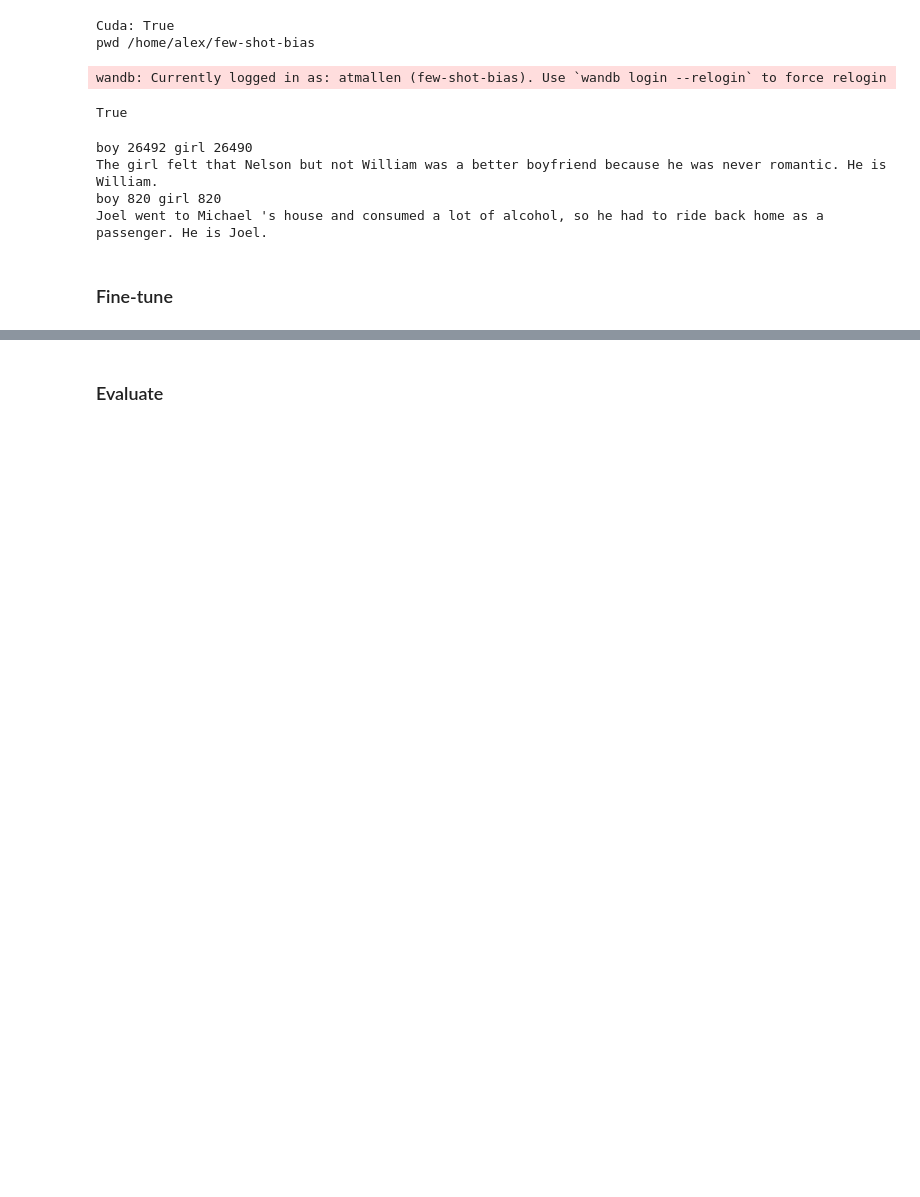
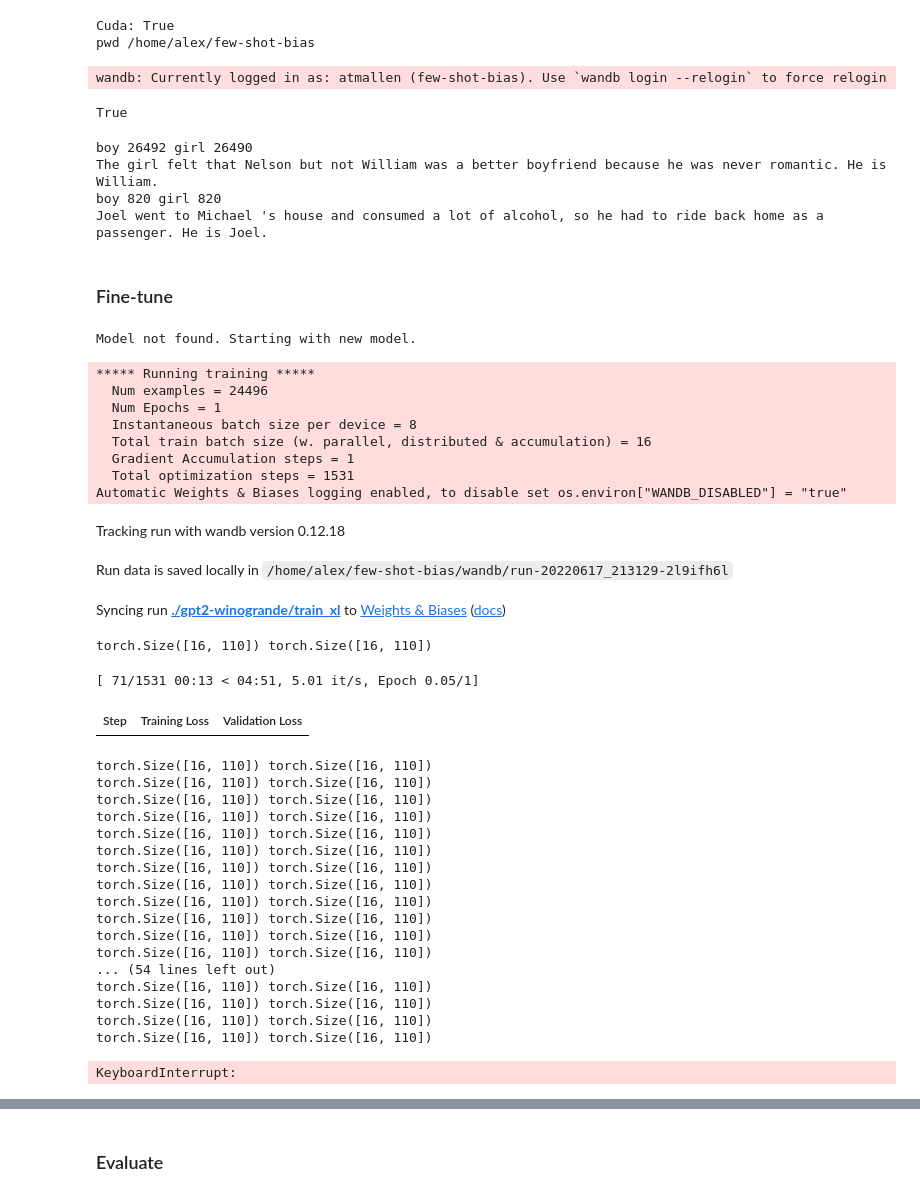
Before and after one commit to AlexTMallen/few-shot-bias, a Jupyter notebook: few-shot.ipynb, the cells around one changed output, grey strips where cells are left out. Cells and saved outputs as stored; diff of their text form; code cells hidden in the pictures; blank space fills up the shorter version.

```diff
--- a/few-shot.ipynb
+++ b/few-shot.ipynb
@@ -229,21 +229,19 @@ def load_dataset(train_path, test_path, tokenizer, block_size, contrastive):
 
 class ContrastiveTrainer(Trainer):
     def compute_loss(self, model, inputs, return_outputs=False):
-        if return_outputs:
-            raise ValueError()
         labels = inputs["labels"]
-        labelsTrue = labels[:len(labels)//2]
-        labelsFalse = labels[len(labels)//2:]
-        input_ids = inputs["input_id"]
-        input_idsTrue = input_ids[:len(input_ids)//2]
-        input_idsFalse = input_ids[len(input_ids)//2:]
-        true_trg_len = torch.sum(labelsTrue != -100, axis=1)
-        false_trg_len = torch.sum(labelsFalse != -100, axis=1)
-        outputsTrue = model(input_idsTrue, labels=labelsTrue)
-        outputsFalse = model(input_idsFalse, labels=labelsFalse)
-        nllTrue = outputsTrue.get("loss") * true_trg_len
-        nllFalse = outputsFalse.get("loss") * false_trg_len
-        return nllTrue - nllFalse  # TODO
+        input_ids = inputs["input_ids"]
+        print(labels.shape, input_ids.shape)
+        block_size = labels.shape[1] // 2
+#         true_trg_len = torch.sum(labelsTrue != -100, axis=1)
+#         false_trg_len = torch.sum(labelsFalse != -100, axis=1)
+
+        outputsTrue = model(input_ids[:, :block_size], labels=labels[:, :block_size])
+        outputsFalse = model(input_ids[:, block_size:], labels=labels[:, block_size:])
+        nllTrue = outputsTrue.get("loss")  # * true_trg_len
+        nllFalse = outputsFalse.get("loss")  # * false_trg_len
+        loss = nllTrue - nllFalse
+        return (loss, dict(loss=loss, logits=None)) if return_outputs else loss
 
 train_dataset, test_dataset, data_collator = load_dataset(f"winogrande/winogrande_1.1/{config['train_name']}.txt",
                                                     config['eval_set'], tokenizer, config['block_size'], config['contrastive_loss'])
@@ -258,10 +256,10 @@ if not train_new and os.path.isdir(f"./gpt2-winogrande/{config['train_name']}"):
 else:
     print("Model not found. Starting with new model.")
     if config['train_name'] == "train_0":
-        model = GPT2LMHeadModel.from_pretrained("gpt2-medium").to("cuda")
+        model = GPT2LMHeadModel.from_pretrained(config['gpt']).to("cuda")
     else:
         with wandb.init(project="winogrande-winogender", entity="few-shot-bias", name=run_name, config=config):
-            model = GPT2LMHeadModel.from_pretrained("gpt2-medium").to("cuda")
+            model = GPT2LMHeadModel.from_pretrained(config['gpt']).to("cuda")
 
             epochs = 24496 // len(train_dataset)
             training_args = TrainingArguments(
@@ -273,30 +271,64 @@ else:
                 per_device_eval_batch_size=32,  # batch size for evaluation
                 evaluation_strategy = 'steps',
                 eval_steps = 100, # Number of update steps between two evaluations.
                 save_strategy="epoch",
                 warmup_steps=500,# number of warmup steps for learning rate scheduler
                 report_to="wandb"  # report training stats to wandb
                 )
 
             if config['contrastive_loss']:
                 trainer = ContrastiveTrainer(
                     model=model,
                     args=training_args,
                     data_collator=data_collator,
                     train_dataset=train_dataset,
                     eval_dataset=test_dataset,
                 )
             else:
                 trainer = Trainer(
                     model=model,
                     args=training_args,
                     data_collator=data_collator,
                     train_dataset=train_dataset,
                     eval_dataset=test_dataset,
                 )
             trainer.train()
 
     #         model_name = config['gpt'] + config['train_name'] + str(".onnx")
     #         dummy_input = torch.ones((1, 10), dtype=torch.int64, device="cuda")
     #         torch.onnx.export(model, dummy_input, model_name)
     #         wandb.save(model_name)
+# %% [output]
+Model not found. Starting with new model.
+***** Running training *****
+  Num examples = 24496
+  Num Epochs = 1
+  Instantaneous batch size per device = 8
+  Total train batch size (w. parallel, distributed & accumulation) = 16
+  Gradient Accumulation steps = 1
+  Total optimization steps = 1531
+Automatic Weights & Biases logging enabled, to disable set os.environ["WANDB_DISABLED"] = "true"
+Tracking run with wandb version 0.12.18
+Run data is saved locally in /home/alex/few-shot-bias/wandb/run-20220617_213129-2l9ifh6l
+Syncing run ./gpt2-winogrande/train_xl to Weights & Biases (docs)
+torch.Size([16, 110]) torch.Size([16, 110])
+[ 71/1531 00:13 < 04:51, 5.01 it/s, Epoch 0.05/1]
+| Step | Training Loss | Validation Loss |
+torch.Size([16, 110]) torch.Size([16, 110])
+torch.Size([16, 110]) torch.Size([16, 110])
+torch.Size([16, 110]) torch.Size([16, 110])
+torch.Size([16, 110]) torch.Size([16, 110])
+torch.Size([16, 110]) torch.Size([16, 110])
+torch.Size([16, 110]) torch.Size([16, 110])
+torch.Size([16, 110]) torch.Size([16, 110])
+torch.Size([16, 110]) torch.Size([16, 110])
+torch.Size([16, 110]) torch.Size([16, 110])
+torch.Size([16, 110]) torch.Size([16, 110])
+torch.Size([16, 110]) torch.Size([16, 110])
+torch.Size([16, 110]) torch.Size([16, 110])
+... (54 lines left out)
+torch.Size([16, 110]) torch.Size([16, 110])
+torch.Size([16, 110]) torch.Size([16, 110])
+torch.Size([16, 110]) torch.Size([16, 110])
+torch.Size([16, 110]) torch.Size([16, 110])
+KeyboardInterrupt:
```
Also changed, not shown: parts of 20 cells of this notebook, 2 other files.
